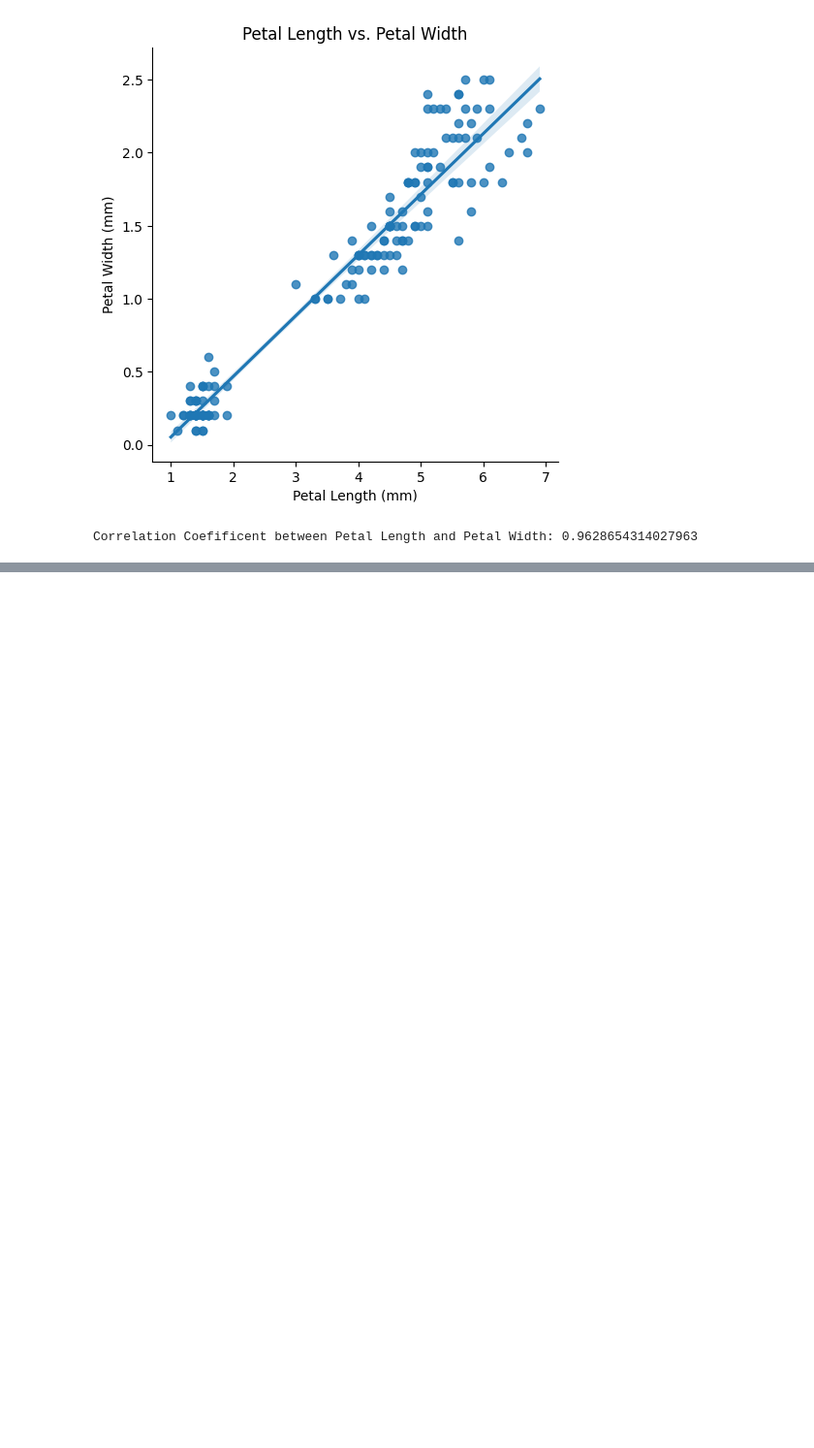
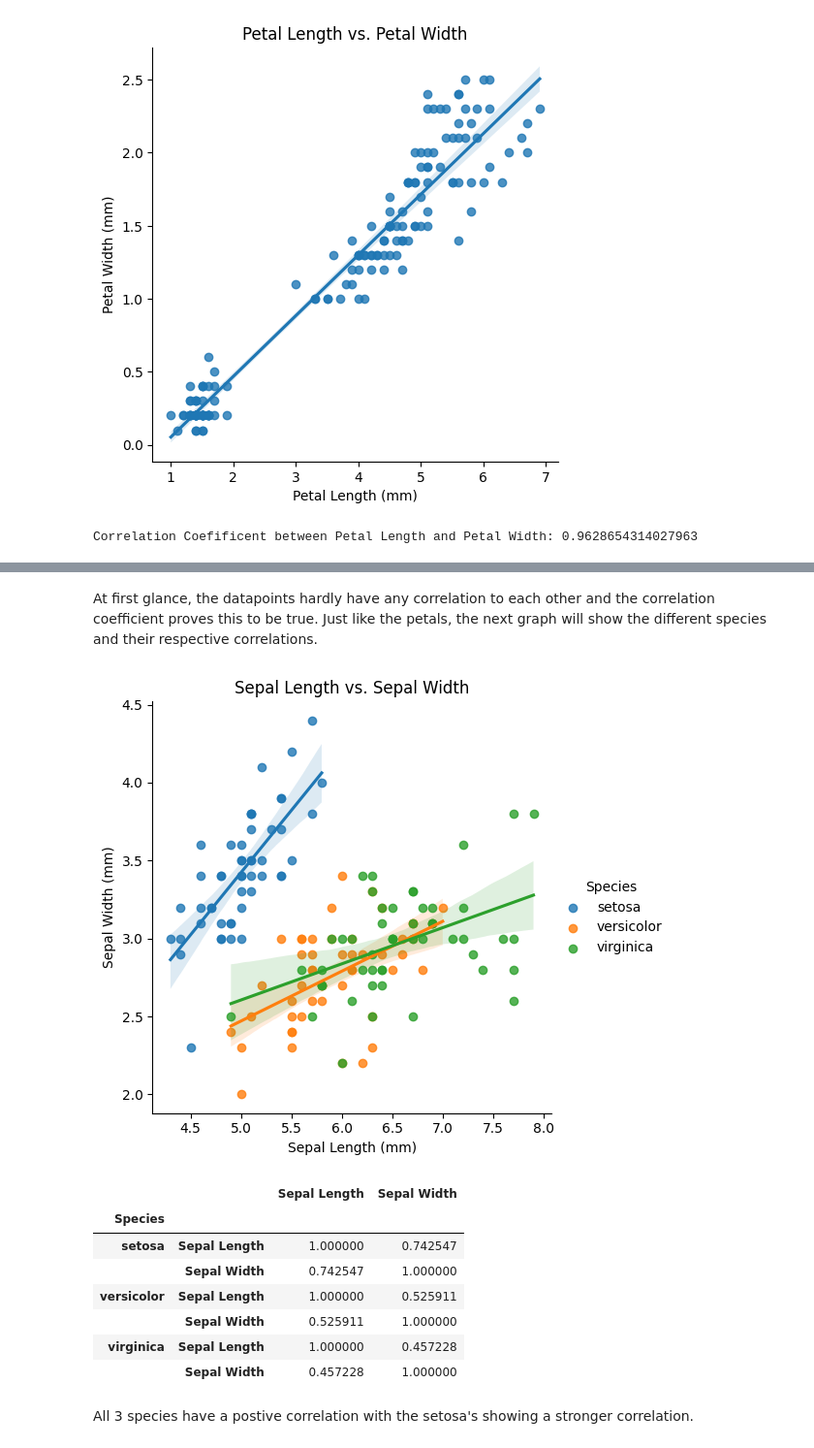
Before and after one commit to Bshell13/datafun-04-jupyter, a Jupyter notebook: shellenberger_eda.ipynb, the cells around one changed output, grey strips where cells are left out. Shown at 97% size. Drawn from its saved outputs; the diff is of its cells as text; code cells hidden in the pictures; blank space fills up the shorter version.

```diff
--- a/shellenberger_eda.ipynb
+++ b/shellenberger_eda.ipynb
@@ -176,7 +173,24 @@ I will
+# %% [markdown]
+At first glance, the datapoints hardly have any correlation to each other and the correlation coefficient proves this to be true. Just like the petals, the next graph will show the different species and their respective correlations.
 # %%
 # scatter plot with seperations in different colors
-sns.scatterplot(df, x= 'Sepal Length', y= 'Sepal Width' , hue='Species')
+sns.lmplot(df, x= 'Sepal Length', y= 'Sepal Width', hue= 'Species')
 plt.xlabel('Sepal Length (mm)')
 plt.ylabel('Sepal Width (mm)')
 plt.title('Sepal Length vs. Sepal Width')
 plt.show()
+
+# Correlation for each species
+df.groupby('Species')[['Sepal Length', 'Sepal Width']].corr()
+# %% [output]
+[figure, added]
+|  |  | Sepal Length | Sepal Width |
+| Species |  |  |  |
+| setosa | Sepal Length | 1.000000 | 0.742547 |
+|  | Sepal Width | 0.742547 | 1.000000 |
+| versicolor | Sepal Length | 1.000000 | 0.525911 |
+|  | Sepal Width | 0.525911 | 1.000000 |
+| virginica | Sepal Length | 1.000000 | 0.457228 |
+|  | Sepal Width | 0.457228 | 1.000000 |
+# %% [markdown]
+All 3 species have a postive correlation with the setosa's showing a stronger correlation.
```
Also changed, not shown: parts of 10 cells of this notebook.
